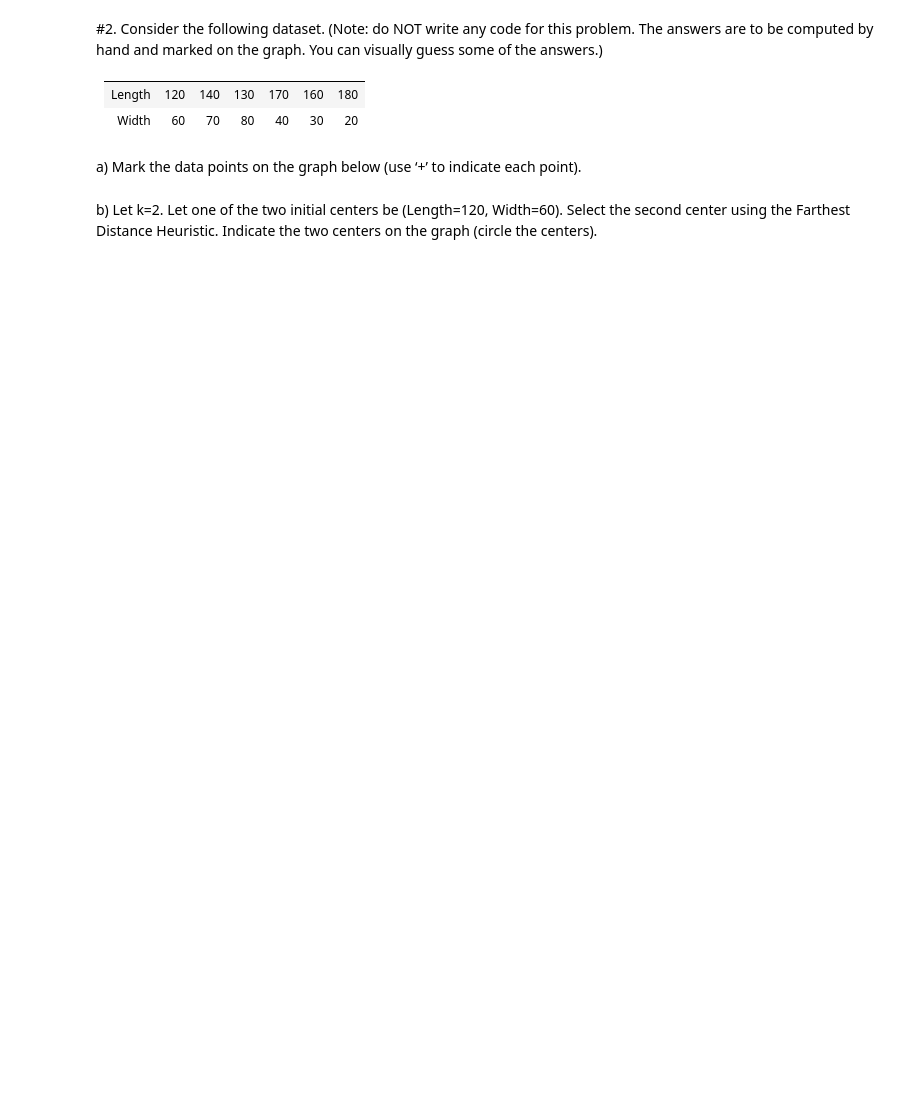
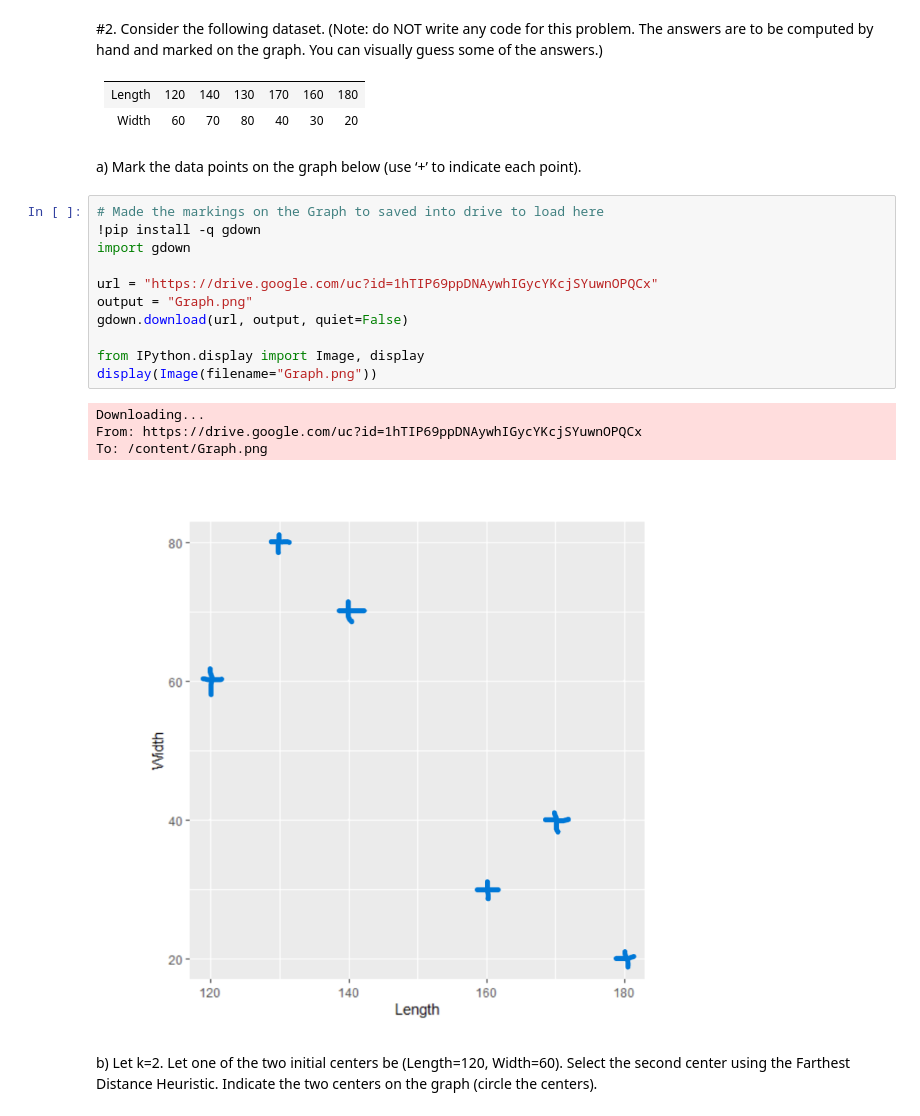
Before and after one commit to Avelez164/Data-Science-Big-Data, a Jupyter notebook: Homework8.ipynb, the cells around one changed output. Saved outputs shown, nothing was run; the diff lists cells and outputs as text; blank space fills up the shorter version.

```diff
--- a/Homework8.ipynb
+++ b/Homework8.ipynb
@@ -26,5 +90,21 @@ Consider the following dataset. (Note: do NOT write any code for this problem. T
 | Width  | 60  | 70  | 80  | 40  | 30  | 20  |
 # %% [markdown]
 a) Mark the data points on the graph below (use ‘+’ to indicate each point).
+# %%
+# Made the markings on the Graph to saved into drive to load here
+!pip install -q gdown
+import gdown
+
+url = "https://drive.google.com/uc?id=1hTIP69ppDNAywhIGycYKcjSYuwnOPQCx"
+output = "Graph.png"
+gdown.download(url, output, quiet=False)
+
+from IPython.display import Image, display
+display(Image(filename="Graph.png"))
+# %% [output]
+Downloading...
+From: https://drive.google.com/uc?id=1hTIP69ppDNAywhIGycYKcjSYuwnOPQCx
+To: /content/Graph.png
+[figure, added]
 # %% [markdown]
 b) Let k=2. Let one of the two initial centers be (Length=120, Width=60). Select the second center using the Farthest Distance Heuristic. Indicate the two centers on the graph (circle the centers).
```
Also changed, not shown: parts of 25 cells of this notebook.
